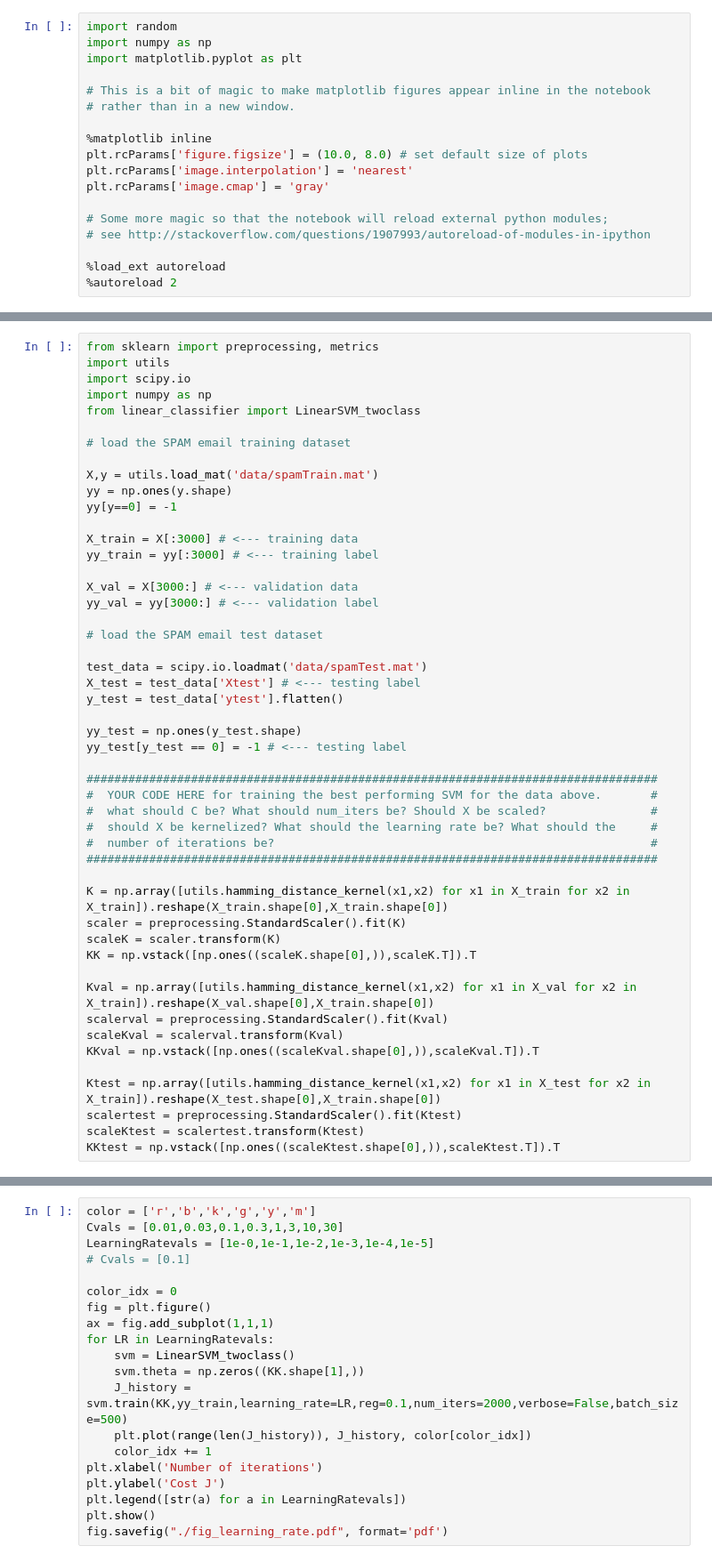
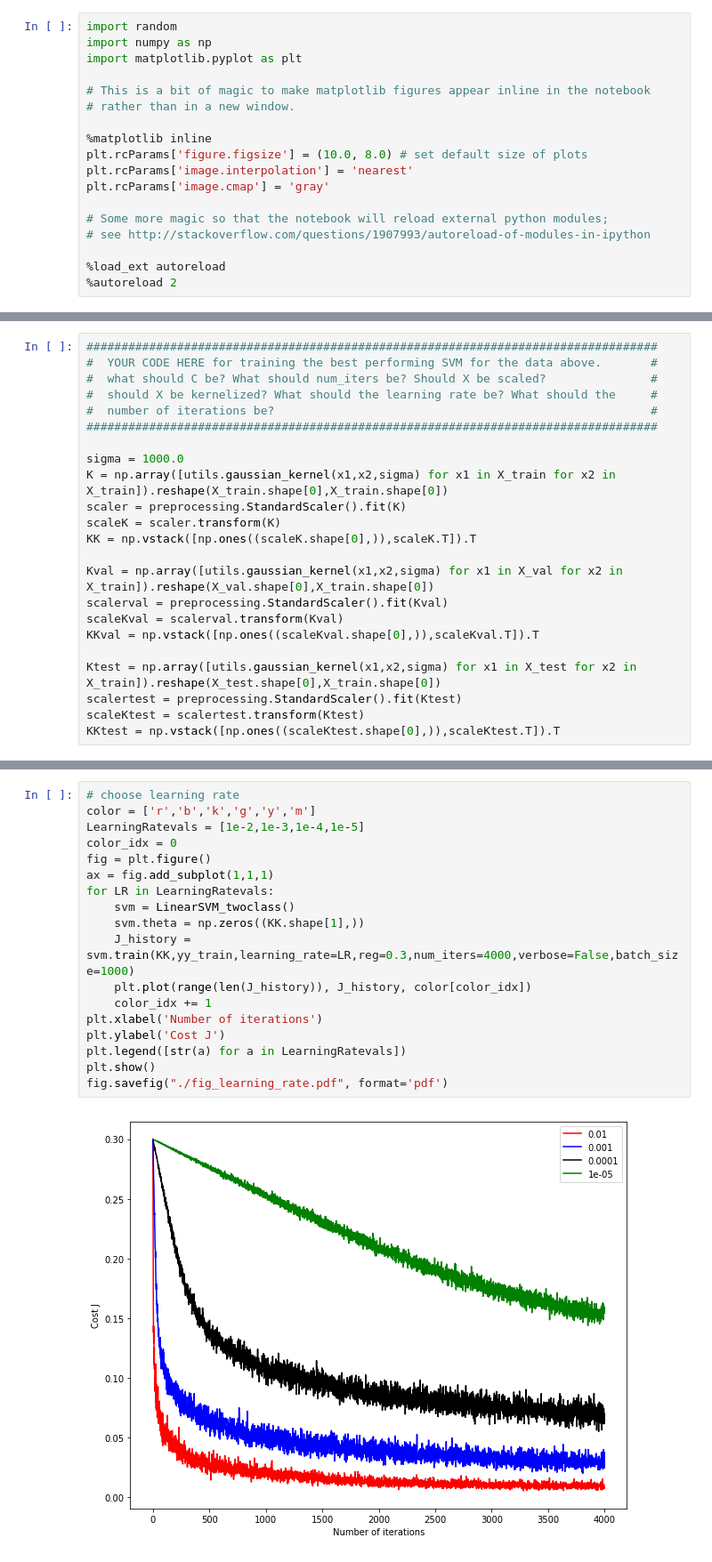
Before and after one commit to xystevensun/comp540, a Jupyter notebook: homework/hw4/svm_spam.ipynb, the cells around one changed output, grey strips where cells are left out. Shown at 89% size. Saved outputs shown, nothing was run; the diff lists cells and outputs as text.

```diff
--- a/homework/hw4/svm_spam.ipynb
+++ b/homework/hw4/svm_spam.ipynb
@@ -19,31 +48,4 @@ plt.rcParams['image.cmap'] = 'gray'
 # %%
-from sklearn import preprocessing, metrics
-import utils
-import scipy.io
-import numpy as np
-from linear_classifier import LinearSVM_twoclass
-
-# load the SPAM email training dataset
-
-X,y = utils.load_mat('data/spamTrain.mat')
-yy = np.ones(y.shape)
-yy[y==0] = -1
-
-X_train = X[:3000] # <--- training data
-yy_train = yy[:3000] # <--- training label
-
-X_val = X[3000:] # <--- validation data
-yy_val = yy[3000:] # <--- validation label
-
-# load the SPAM email test dataset
-
-test_data = scipy.io.loadmat('data/spamTest.mat')
-X_test = test_data['Xtest'] # <--- testing label
-y_test = test_data['ytest'].flatten()
-
-yy_test = np.ones(y_test.shape)
-yy_test[y_test == 0] = -1 # <--- testing label
-
 ##################################################################################
 #  YOUR CODE HERE for training the best performing SVM for the data above.       #
 #  what should C be? What should num_iters be? Should X be scaled?               #
@@ -51,17 +53,18 @@ yy_test[y_test == 0] = -1 # <--- testing label
 #  number of iterations be?                                                      #
 ##################################################################################
 
-K = np.array([utils.hamming_distance_kernel(x1,x2) for x1 in X_train for x2 in X_train]).reshape(X_train.shape[0],X_train.shape[0])
+sigma = 1000.0
+K = np.array([utils.gaussian_kernel(x1,x2,sigma) for x1 in X_train for x2 in X_train]).reshape(X_train.shape[0],X_train.shape[0])
 scaler = preprocessing.StandardScaler().fit(K)
 scaleK = scaler.transform(K)
 KK = np.vstack([np.ones((scaleK.shape[0],)),scaleK.T]).T
 
-Kval = np.array([utils.hamming_distance_kernel(x1,x2) for x1 in X_val for x2 in X_train]).reshape(X_val.shape[0],X_train.shape[0])
+Kval = np.array([utils.gaussian_kernel(x1,x2,sigma) for x1 in X_val for x2 in X_train]).reshape(X_val.shape[0],X_train.shape[0])
 scalerval = preprocessing.StandardScaler().fit(Kval)
 scaleKval = scalerval.transform(Kval)
 KKval = np.vstack([np.ones((scaleKval.shape[0],)),scaleKval.T]).T
 
-Ktest = np.array([utils.hamming_distance_kernel(x1,x2) for x1 in X_test for x2 in X_train]).reshape(X_test.shape[0],X_train.shape[0])
+Ktest = np.array([utils.gaussian_kernel(x1,x2,sigma) for x1 in X_test for x2 in X_train]).reshape(X_test.shape[0],X_train.shape[0])
 scalertest = preprocessing.StandardScaler().fit(Ktest)
 scaleKtest = scalertest.transform(Ktest)
 KKtest = np.vstack([np.ones((scaleKtest.shape[0],)),scaleKtest.T]).T
@@ -71,21 +71,21 @@ Best:   0.0 None None
 # %%
+# choose learning rate
 color = ['r','b','k','g','y','m']
-Cvals = [0.01,0.03,0.1,0.3,1,3,10,30]
-LearningRatevals = [1e-0,1e-1,1e-2,1e-3,1e-4,1e-5]
-# Cvals = [0.1]
-
+LearningRatevals = [1e-2,1e-3,1e-4,1e-5]
 color_idx = 0
 fig = plt.figure()
 ax = fig.add_subplot(1,1,1)
 for LR in LearningRatevals:
     svm = LinearSVM_twoclass()
     svm.theta = np.zeros((KK.shape[1],))
-    J_history = svm.train(KK,yy_train,learning_rate=LR,reg=0.1,num_iters=2000,verbose=False,batch_size=500)
+    J_history = svm.train(KK,yy_train,learning_rate=LR,reg=0.3,num_iters=4000,verbose=False,batch_size=1000)
     plt.plot(range(len(J_history)), J_history, color[color_idx])
     color_idx += 1
 plt.xlabel('Number of iterations')
 plt.ylabel('Cost J')
 plt.legend([str(a) for a in LearningRatevals])
 plt.show()
 fig.savefig("./fig_learning_rate.pdf", format='pdf')
+# %% [output]
+[figure, added]
 # %%
```
Also changed, not shown: parts of 9 cells of this notebook, 3 other files.
